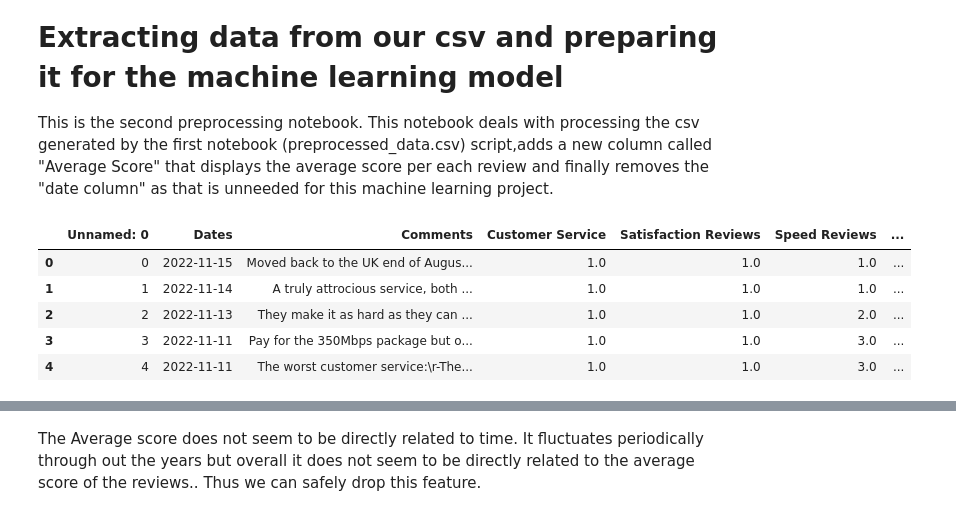
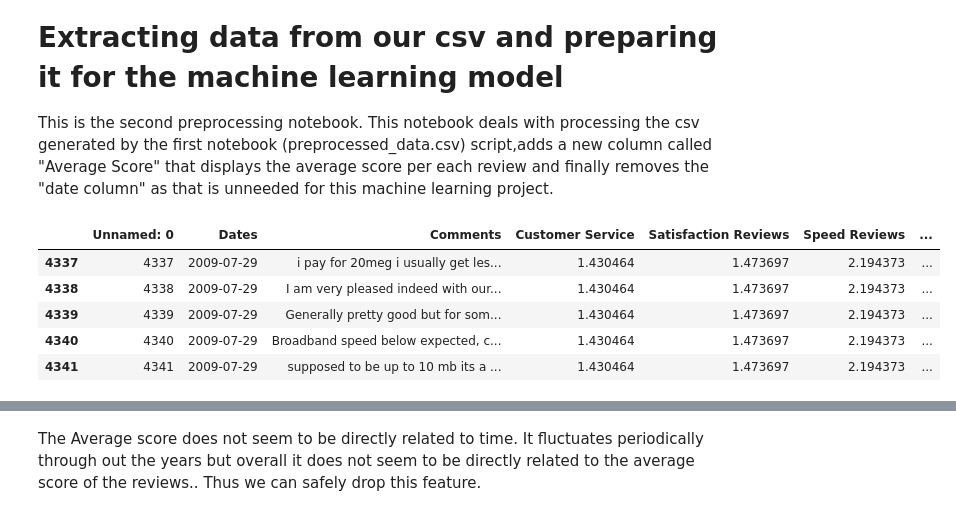
Before and after one commit to Beatrix-droid/Broadband-reviews-NLP, a Jupyter notebook: preprocessing_part_2.ipynb, the cells around one changed output, grey strips where cells are left out. Cells and saved outputs as stored; diff of their text form; code cells hidden in the pictures.

```diff
--- a/preprocessing_part_2.ipynb
+++ b/preprocessing_part_2.ipynb
@@ -14,13 +13,13 @@ df=pd.read_csv("./data/preprocessed_data.csv")
 #convert the dates into datetime:
 df["Dates"]= pd.to_datetime(df["Dates"])
 # %%
-df.head()
+df.tail()
 # %% [output]
 |  | Unnamed: 0 | Dates | Comments | Customer Service | Satisfaction Reviews | Speed Reviews | ... |
-| 0 | 0 | 2022-11-15 | Moved back to the UK end of Augus... | 1.0 | 1.0 | 1.0 | ... |
-| 1 | 1 | 2022-11-14 | A truly attrocious service, both ... | 1.0 | 1.0 | 1.0 | ... |
-| 2 | 2 | 2022-11-13 | They make it as hard as they can ... | 1.0 | 1.0 | 2.0 | ... |
-| 3 | 3 | 2022-11-11 | Pay for the 350Mbps package but o... | 1.0 | 1.0 | 3.0 | ... |
-| 4 | 4 | 2022-11-11 | The worst customer service:\r-The... | 1.0 | 1.0 | 3.0 | ... |
+| 4337 | 4337 | 2009-07-29 | i pay for 20meg i usually get les... | 1.430464 | 1.473697 | 2.194373 | ... |
+| 4338 | 4338 | 2009-07-29 | I am very pleased indeed with our... | 1.430464 | 1.473697 | 2.194373 | ... |
+| 4339 | 4339 | 2009-07-29 | Generally pretty good but for som... | 1.430464 | 1.473697 | 2.194373 | ... |
+| 4340 | 4340 | 2009-07-29 | Broadband speed below expected, c... | 1.430464 | 1.473697 | 2.194373 | ... |
+| 4341 | 4341 | 2009-07-29 | supposed to be up to 10 mb its a ... | 1.430464 | 1.473697 | 2.194373 | ... |
 # %% [markdown]
 Visualise the data over time to see if date is an important feature or not (I suspespect not)
```
Also changed, not shown: parts of 6 cells of this notebook, 5 other files.
